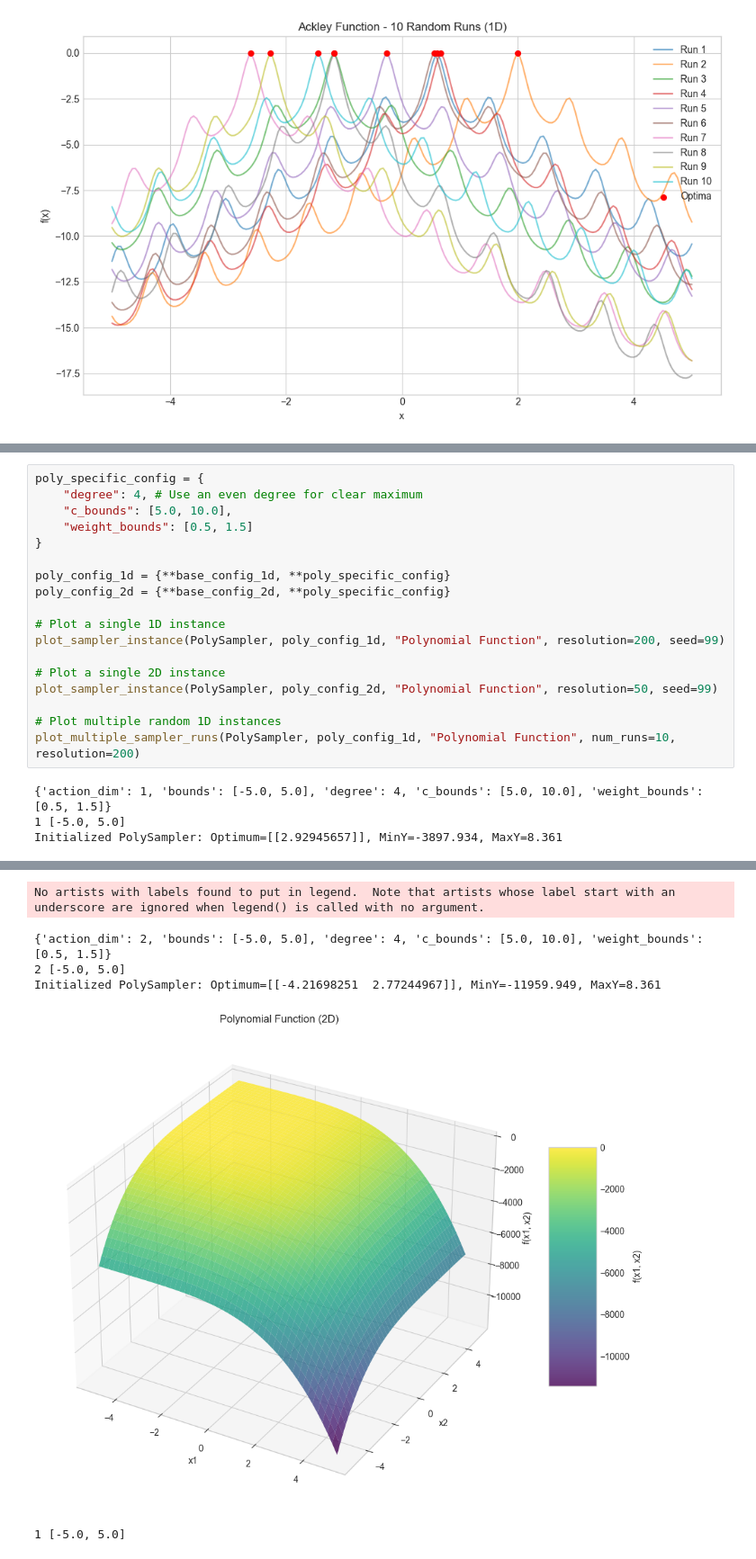
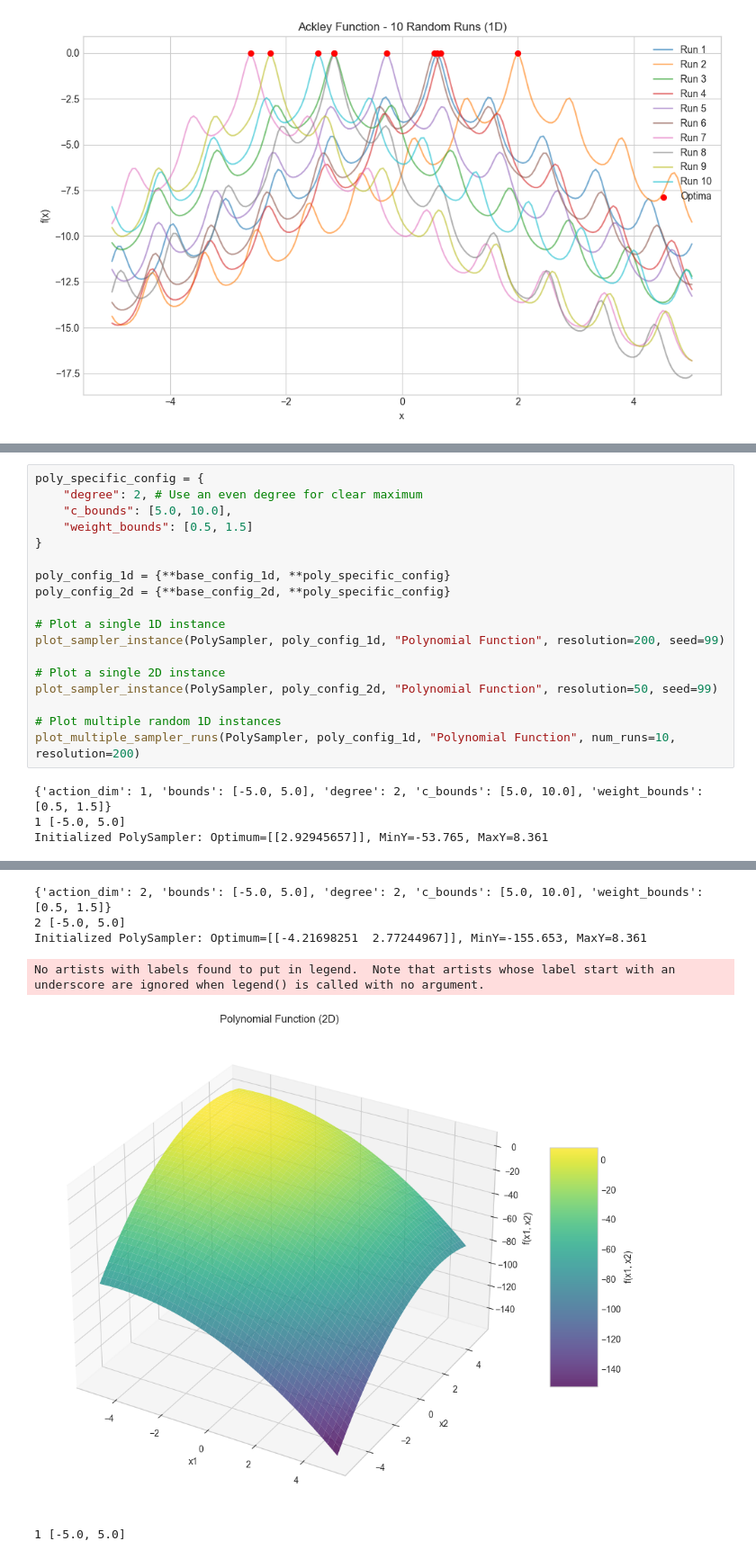
Before and after one commit to Jimvos32/Recurrent-PPO-Jax, a Jupyter notebook: src/tasks/envs/env_notebooks/multi_func.ipynb, the cells around one changed output, grey strips where cells are left out. Shown at 90% size. Cells and saved outputs as stored; diff of their text form.

```diff
--- a/src/tasks/envs/env_notebooks/multi_func.ipynb
+++ b/src/tasks/envs/env_notebooks/multi_func.ipynb
@@ -304,6 +310,6 @@ Initialized CosineSampler: Optimum=[[ 1.97522073 -0.69204186]], MinY=-4.807, Max
 # %%
 poly_specific_config = {
-    "degree": 4, # Use an even degree for clear maximum
+    "degree": 2, # Use an even degree for clear maximum
     "c_bounds": [5.0, 10.0],
     "weight_bounds": [0.5, 1.5]
 }
@@ -320,6 +326,6 @@ plot_sampler_instance(PolySampler, poly_config_2d, "Polynomial Function", resolu
 # Plot multiple random 1D instances
 plot_multiple_sampler_runs(PolySampler, poly_config_1d, "Polynomial Function", num_runs=10, resolution=200)
 # %% [output]
-{'action_dim': 1, 'bounds': [-5.0, 5.0], 'degree': 4, 'c_bounds': [5.0, 10.0], 'weight_bounds': [0.5, 1.5]}
+{'action_dim': 1, 'bounds': [-5.0, 5.0], 'degree': 2, 'c_bounds': [5.0, 10.0], 'weight_bounds': [0.5, 1.5]}
 1 [-5.0, 5.0]
-Initialized PolySampler: Optimum=[[2.92945657]], MinY=-3897.934, MaxY=8.361
+Initialized PolySampler: Optimum=[[2.92945657]], MinY=-53.765, MaxY=8.361
@@ -327,6 +333,6 @@ Initialized PolySampler: Optimum=[[2.92945657]], MinY=-3897.934, MaxY=8.361
-No artists with labels found to put in legend.  Note that artists whose label start with an underscore are ignored when legend() is called with no argument.
+{'action_dim': 2, 'bounds': [-5.0, 5.0], 'degree': 2, 'c_bounds': [5.0, 10.0], 'weight_bounds': [0.5, 1.5]}
+2 [-5.0, 5.0]
+Initialized PolySampler: Optimum=[[-4.21698251  2.77244967]], MinY=-155.653, MaxY=8.361
-{'action_dim': 2, 'bounds': [-5.0, 5.0], 'degree': 4, 'c_bounds': [5.0, 10.0], 'weight_bounds': [0.5, 1.5]}
-2 [-5.0, 5.0]
-Initialized PolySampler: Optimum=[[-4.21698251  2.77244967]], MinY=-11959.949, MaxY=8.361
+No artists with labels found to put in legend.  Note that artists whose label start with an underscore are ignored when legend() is called with no argument.
-[figure, old version]
+[figure, new version]
 1 [-5.0, 5.0]
```
Also changed, not shown: parts of 10 cells of this notebook, 37 other files.
